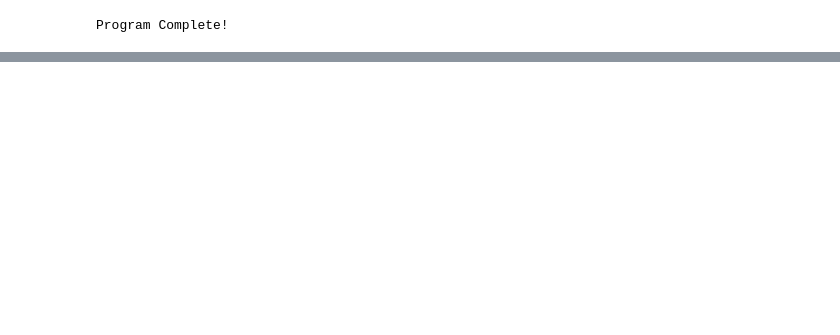
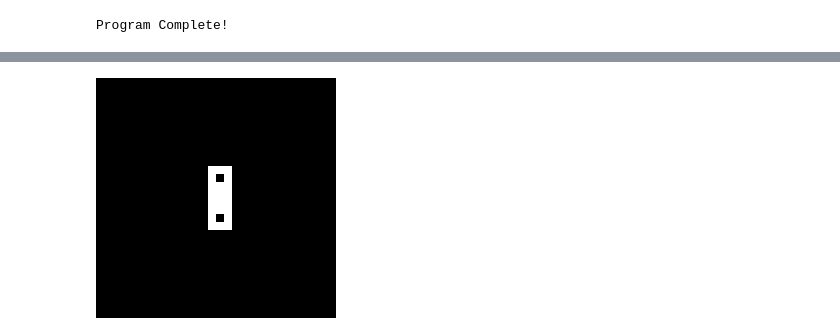
Before and after one commit to ericcblow/MiscMath, a Jupyter notebook: GameOfLife.ipynb, the cells around one changed output, grey strips where cells are left out. Saved outputs shown, nothing was run; the diff lists cells and outputs as text; code cells hidden in the pictures; blank space fills up the shorter version.

```diff
--- a/GameOfLife.ipynb
+++ b/GameOfLife.ipynb
@@ -123,0 +183,4 @@ display(IPImage(gif_path))
+# %%
+display(IPImage("./GoL/PentaDeca.gif"))
+# %% [output]
+[figure, added]
```
Also changed, not shown: parts of 21 cells of this notebook, 20 other files.
